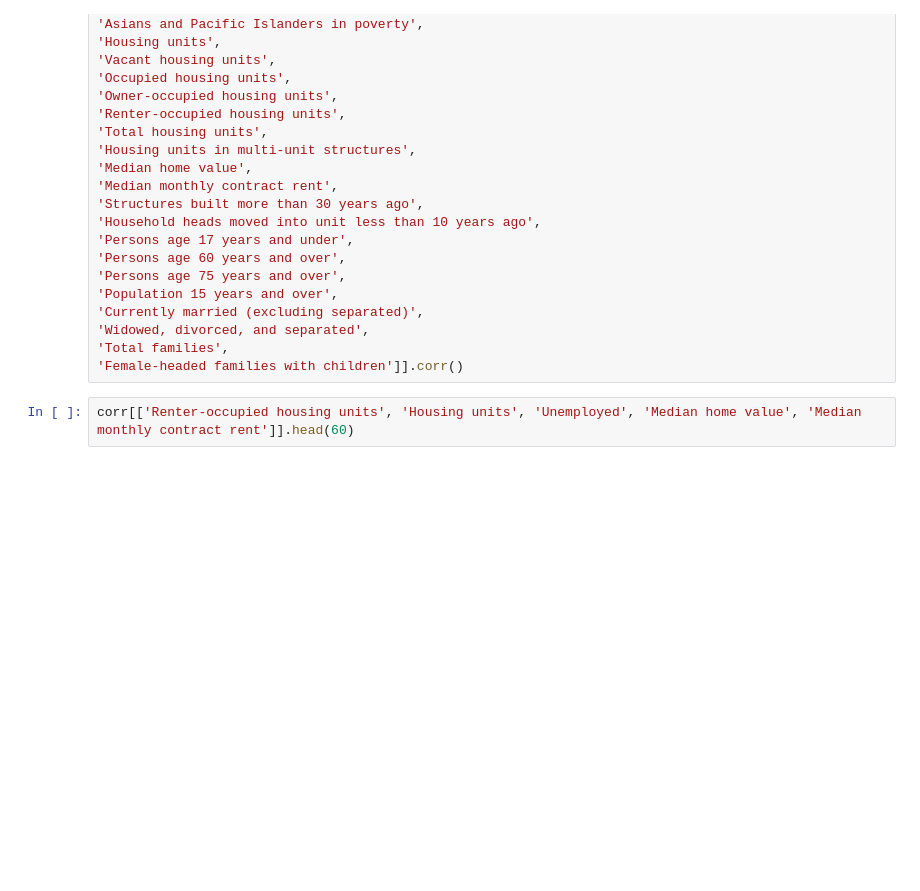
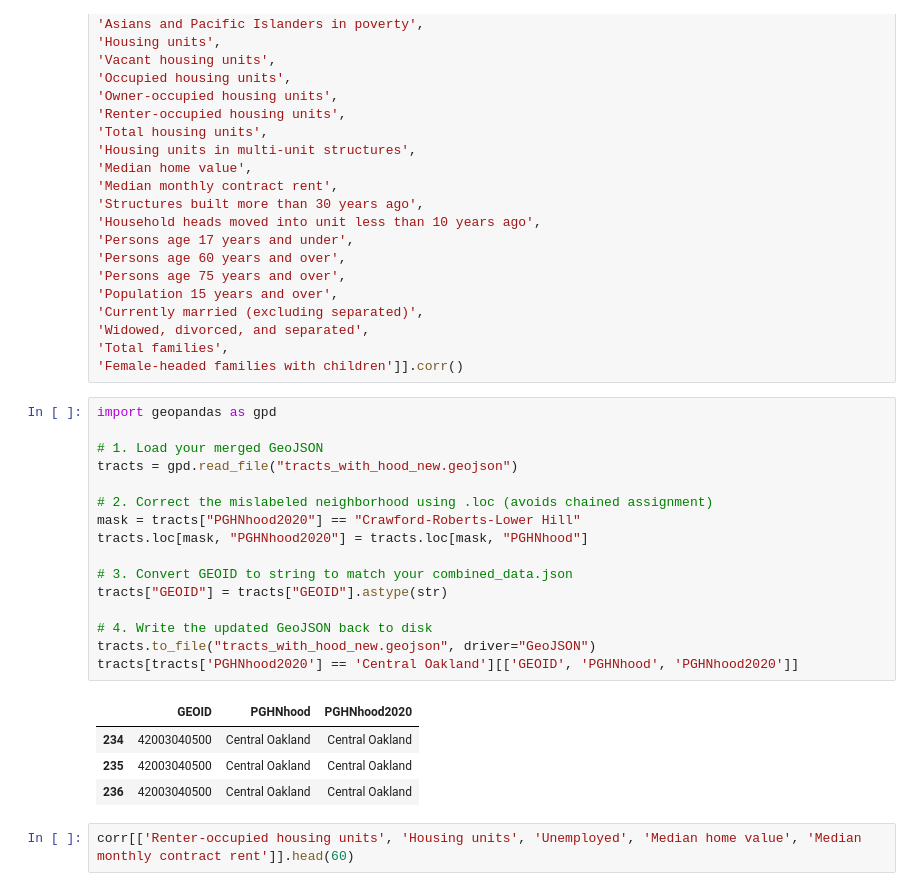
Before and after one commit to qguenger/census-tract-explorer, a Jupyter notebook: neighborhoods_dashboard.ipynb, the cells around one changed output. Cells and saved outputs as stored; diff of their text form; blank space fills up the shorter version.

```diff
--- a/neighborhoods_dashboard.ipynb
+++ b/neighborhoods_dashboard.ipynb
@@ -75,6 +75,27 @@ corr = data[['CBSA median income (2022$)',
 'Widowed, divorced, and separated',
 'Total families',
 'Female-headed families with children']].corr()
+# %%
+import geopandas as gpd
+
+# 1. Load your merged GeoJSON
+tracts = gpd.read_file("tracts_with_hood_new.geojson")
+
+# 2. Correct the mislabeled neighborhood using .loc (avoids chained assignment)
+mask = tracts["PGHNhood2020"] == "Crawford-Roberts-Lower Hill"
+tracts.loc[mask, "PGHNhood2020"] = tracts.loc[mask, "PGHNhood"]
+
+# 3. Convert GEOID to string to match your combined_data.json
+tracts["GEOID"] = tracts["GEOID"].astype(str)
+
+# 4. Write the updated GeoJSON back to disk
+tracts.to_file("tracts_with_hood_new.geojson", driver="GeoJSON")
+tracts[tracts['PGHNhood2020'] == 'Central Oakland'][['GEOID', 'PGHNhood', 'PGHNhood2020']]
+# %% [output]
+|  | GEOID | PGHNhood | PGHNhood2020 |
+| 234 | 42003040500 | Central Oakland | Central Oakland |
+| 235 | 42003040500 | Central Oakland | Central Oakland |
+| 236 | 42003040500 | Central Oakland | Central Oakland |
 # %%
 corr[['Renter-occupied housing units', 'Housing units', 'Unemployed', 'Median home value', 'Median monthly contract rent']].head(60)
 # %% [output]
```
Also changed, not shown: 1 other file.
